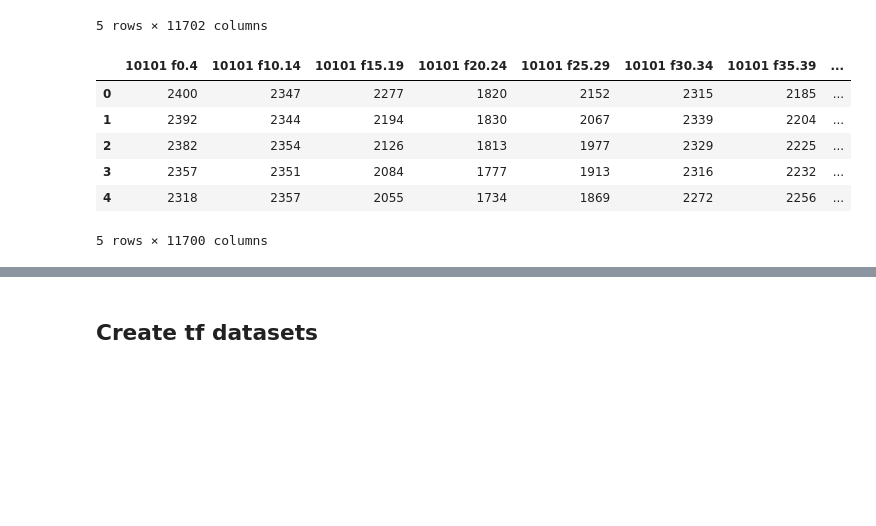
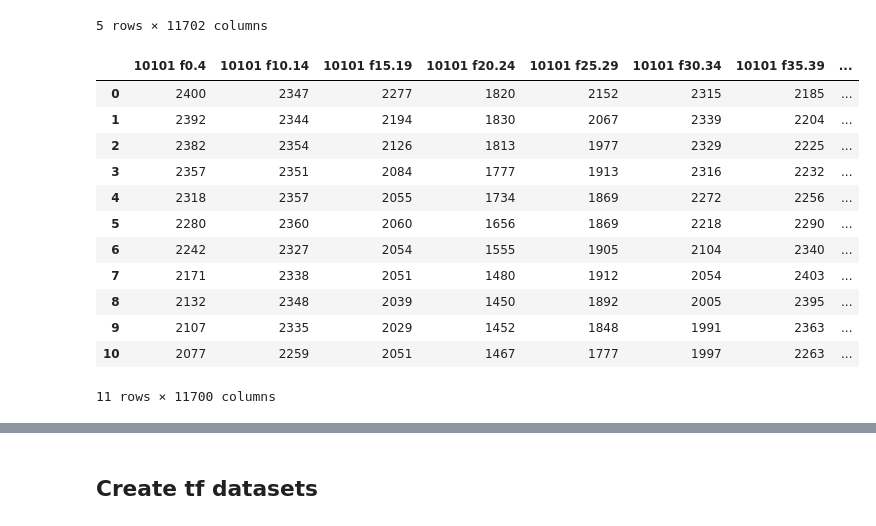
Before and after one commit to RelaxZhang/Data-Science-Project, a Jupyter notebook: Code/LSTM-age_cohort_columns.ipynb, the cells around one changed output, grey strips where cells are left out. Saved outputs shown, nothing was run; the diff lists cells and outputs as text; code cells hidden in the pictures; blank space fills up the shorter version.

```diff
--- a/Code/LSTM-age_cohort_columns.ipynb
+++ b/Code/LSTM-age_cohort_columns.ipynb
@@ -112,12 +156,18 @@ raw_data.head()
 | 4 | 5 | 1995 | 2508 | 1631 | 714 | 1803 | 5632 | 4772 | ... |
 5 rows × 11702 columns
 # %%
-train_df.head()
+train_df
 # %% [output]
 |  | 10101 f0.4 | 10101 f10.14 | 10101 f15.19 | 10101 f20.24 | 10101 f25.29 | 10101 f30.34 | 10101 f35.39 | ... |
 | 0 | 2400 | 2347 | 2277 | 1820 | 2152 | 2315 | 2185 | ... |
 | 1 | 2392 | 2344 | 2194 | 1830 | 2067 | 2339 | 2204 | ... |
 | 2 | 2382 | 2354 | 2126 | 1813 | 1977 | 2329 | 2225 | ... |
 | 3 | 2357 | 2351 | 2084 | 1777 | 1913 | 2316 | 2232 | ... |
 | 4 | 2318 | 2357 | 2055 | 1734 | 1869 | 2272 | 2256 | ... |
+| 5 | 2280 | 2360 | 2060 | 1656 | 1869 | 2218 | 2290 | ... |
+| 6 | 2242 | 2327 | 2054 | 1555 | 1905 | 2104 | 2340 | ... |
+| 7 | 2171 | 2338 | 2051 | 1480 | 1912 | 2054 | 2403 | ... |
+| 8 | 2132 | 2348 | 2039 | 1450 | 1892 | 2005 | 2395 | ... |
+| 9 | 2107 | 2335 | 2029 | 1452 | 1848 | 1991 | 2363 | ... |
+| 10 | 2077 | 2259 | 2051 | 1467 | 1777 | 1997 | 2263 | ... |
-5 rows × 11700 columns
+11 rows × 11700 columns
```
Also changed, not shown: parts of 17 cells of this notebook.
